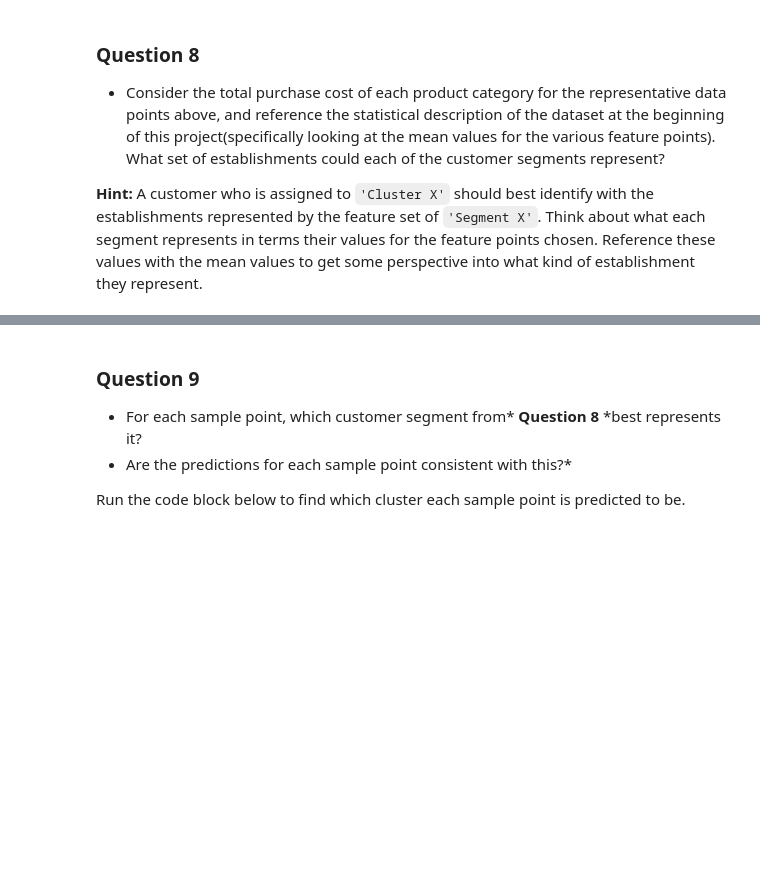
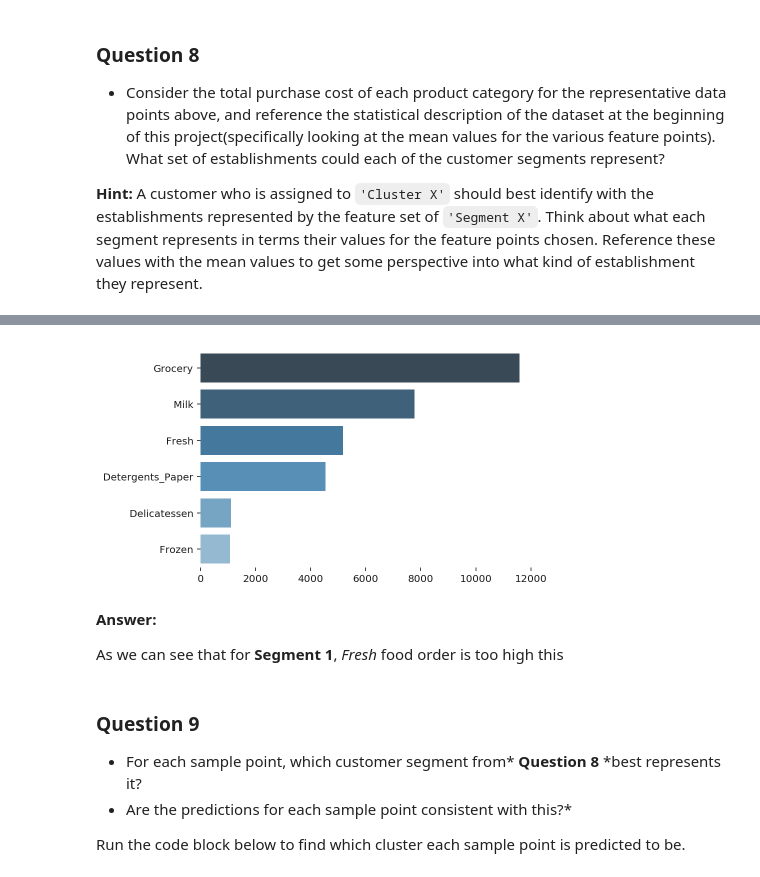
Before and after one commit to MayukhSobo/CustomerSegments, a Jupyter notebook: customer_segments.ipynb, the cells around one changed output, grey strips where cells are left out. Drawn from its saved outputs; the diff is of its cells as text; code cells hidden in the pictures; blank space fills up the shorter version.

```diff
--- a/customer_segments.ipynb
+++ b/customer_segments.ipynb
@@ -521,3 +565,13 @@ display(true_centers)
+# %%
+sns.barplot(x=seg2.values, y=seg2.index,
+            palette='Blues_d', orient='h')
+sns.despine(left=True, bottom=True)
+# %% [output]
+[figure, added]
+# %% [markdown]
+**Answer:**
+
+As we can see that for **Segment 1**, *Fresh* food order is too high this
 # %% [markdown]
 ### Question 9
 
```
Also changed, not shown: parts of 10 cells of this notebook.
